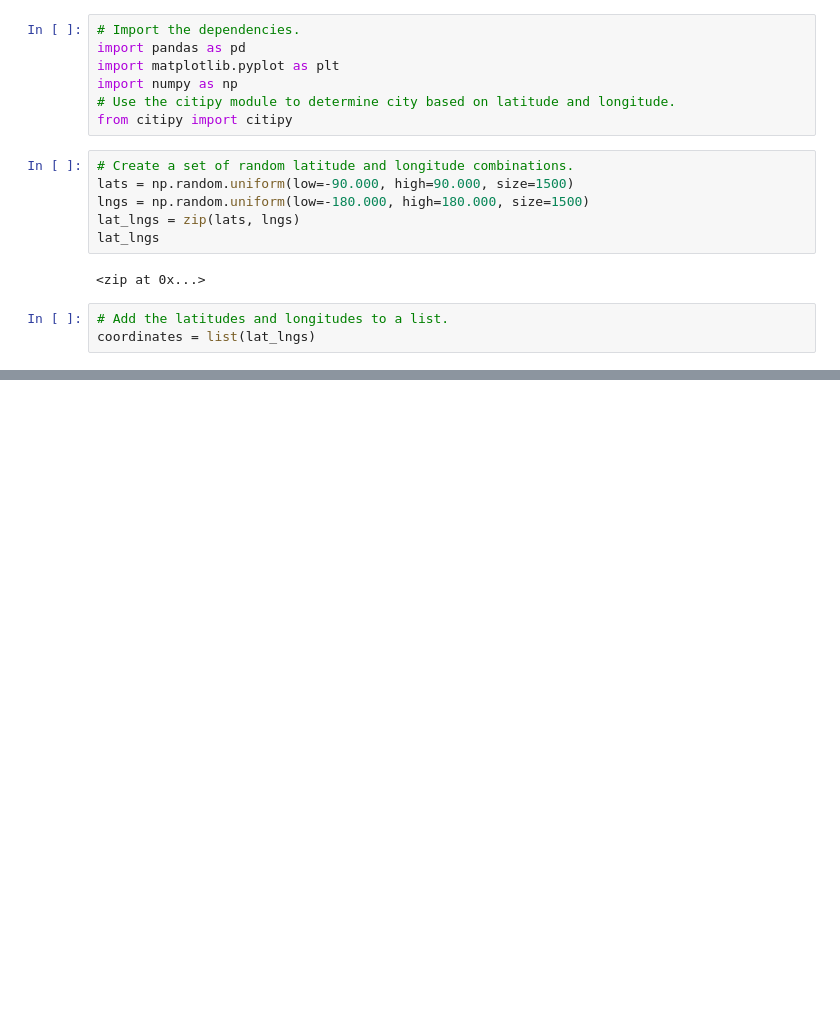
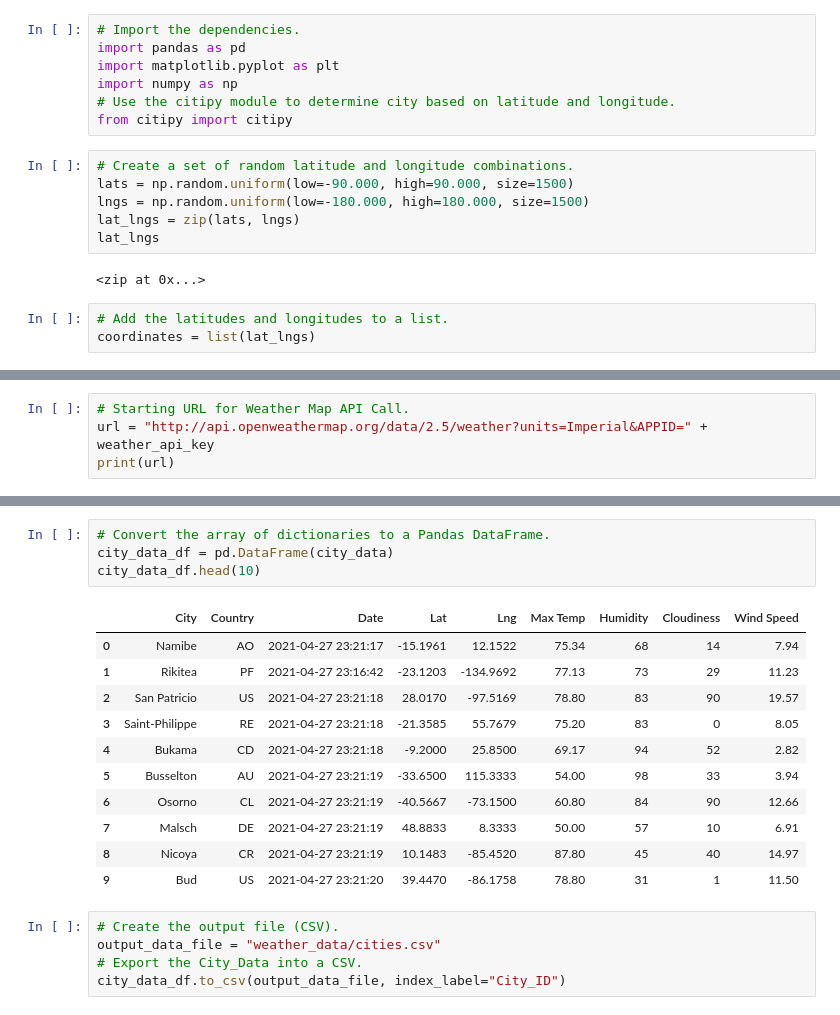
Before and after one commit to antxamp/Global-Weather-Analysis-Project, a Jupyter notebook: WeatherPy.ipynb, the cells around one changed output, grey strips where cells are left out. Drawn from its saved outputs; the diff is of its cells as text; blank space fills up the shorter version.

Commit message:
Modifying .gitignore and adding WeatherPy file.

```diff
--- a/WeatherPy.ipynb
+++ b/WeatherPy.ipynb
@@ -32,0 +42,4 @@ len(cities)
+# %%
+# Starting URL for Weather Map API Call.
+url = "http://api.openweathermap.org/data/2.5/weather?units=Imperial&APPID=" + weather_api_key
+print(url)
@@ -32,0 +126,21 @@ len(cities)
+# %%
+# Convert the array of dictionaries to a Pandas DataFrame.
+city_data_df = pd.DataFrame(city_data)
+city_data_df.head(10)
+# %% [output]
+|  | City | Country | Date | Lat | Lng | Max Temp | Humidity | Cloudiness | Wind Speed |
+| 0 | Namibe | AO | 2021-04-27 23:21:17 | -15.1961 | 12.1522 | 75.34 | 68 | 14 | 7.94 |
+| 1 | Rikitea | PF | 2021-04-27 23:16:42 | -23.1203 | -134.9692 | 77.13 | 73 | 29 | 11.23 |
+| 2 | San Patricio | US | 2021-04-27 23:21:18 | 28.0170 | -97.5169 | 78.80 | 83 | 90 | 19.57 |
+| 3 | Saint-Philippe | RE | 2021-04-27 23:21:18 | -21.3585 | 55.7679 | 75.20 | 83 | 0 | 8.05 |
+| 4 | Bukama | CD | 2021-04-27 23:21:18 | -9.2000 | 25.8500 | 69.17 | 94 | 52 | 2.82 |
+| 5 | Busselton | AU | 2021-04-27 23:21:19 | -33.6500 | 115.3333 | 54.00 | 98 | 33 | 3.94 |
+| 6 | Osorno | CL | 2021-04-27 23:21:19 | -40.5667 | -73.1500 | 60.80 | 84 | 90 | 12.66 |
+| 7 | Malsch | DE | 2021-04-27 23:21:19 | 48.8833 | 8.3333 | 50.00 | 57 | 10 | 6.91 |
+| 8 | Nicoya | CR | 2021-04-27 23:21:19 | 10.1483 | -85.4520 | 87.80 | 45 | 40 | 14.97 |
+| 9 | Bud | US | 2021-04-27 23:21:20 | 39.4470 | -86.1758 | 78.80 | 31 | 1 | 11.50 |
+# %%
+# Create the output file (CSV).
+output_data_file = "weather_data/cities.csv"
+# Export the City_Data into a CSV.
+city_data_df.to_csv(output_data_file, index_label="City_ID")
```
Also changed, not shown: parts of 4 cells of this notebook, 1 other file.
